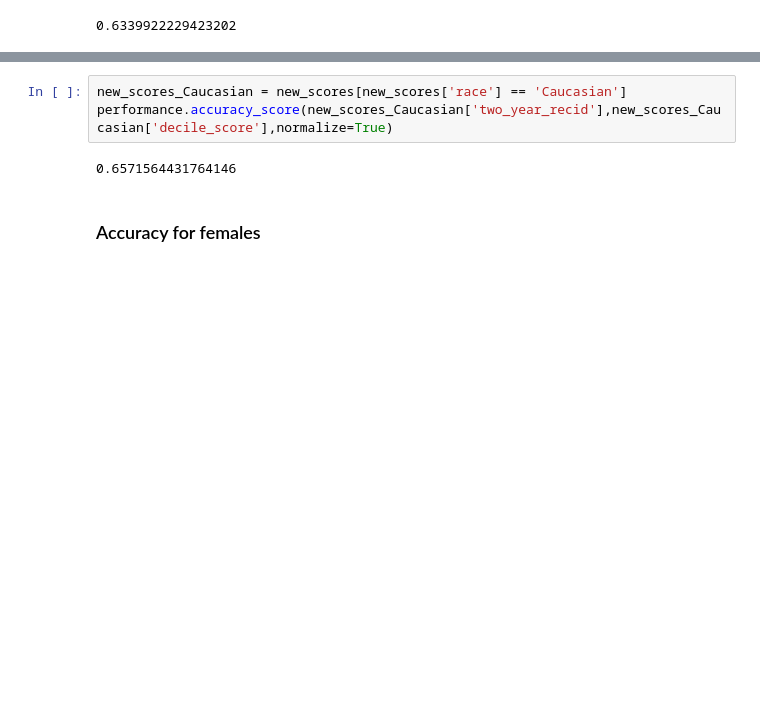
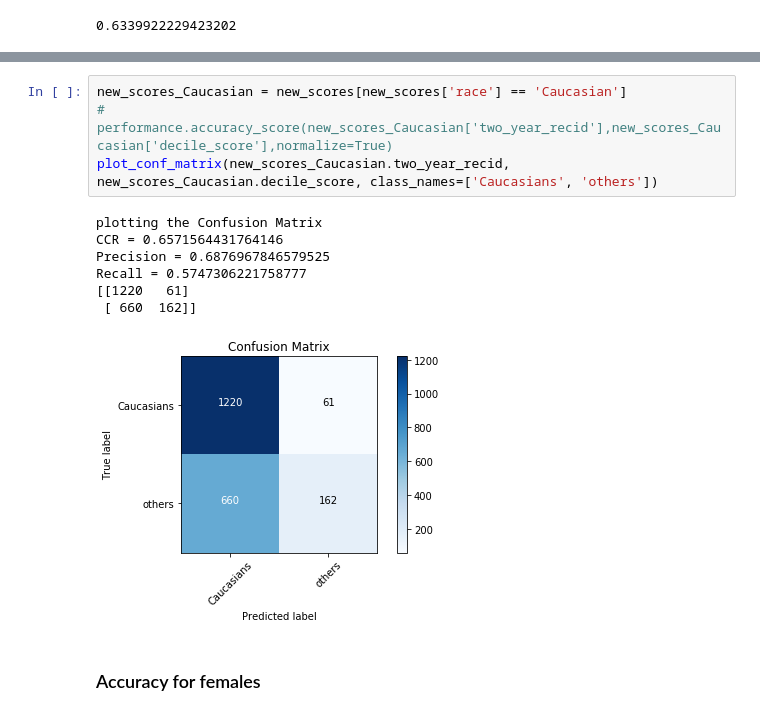
Before and after one commit to almarakby/-Fairness-in-the-COMPAS-dataset-classification, a Jupyter notebook: Compas investigation.ipynb, the cells around one changed output, grey strips where cells are left out. Drawn from its saved outputs; the diff is of its cells as text; blank space fills up the shorter version.

```diff
--- a/Compas investigation.ipynb
+++ b/Compas investigation.ipynb
@@ -383,8 +680,15 @@ array([[1303,  211],
 # %%
 new_scores_Caucasian = new_scores[new_scores['race'] == 'Caucasian']
-performance.accuracy_score(new_scores_Caucasian['two_year_recid'],new_scores_Caucasian['decile_score'],normalize=True)
+# performance.accuracy_score(new_scores_Caucasian['two_year_recid'],new_scores_Caucasian['decile_score'],normalize=True)
+plot_conf_matrix(new_scores_Caucasian.two_year_recid, new_scores_Caucasian.decile_score, class_names=['Caucasians', 'others'])
 # %% [output]
-0.6571564431764146
+plotting the Confusion Matrix
+CCR = 0.6571564431764146
+Precision = 0.6876967846579525
+Recall = 0.5747306221758777
+[[1220   61]
+ [ 660  162]]
+[figure, added]
 # %% [markdown]
 ### Accuracy for females
 # %%
```
Also changed, not shown: parts of 61 cells of this notebook.
